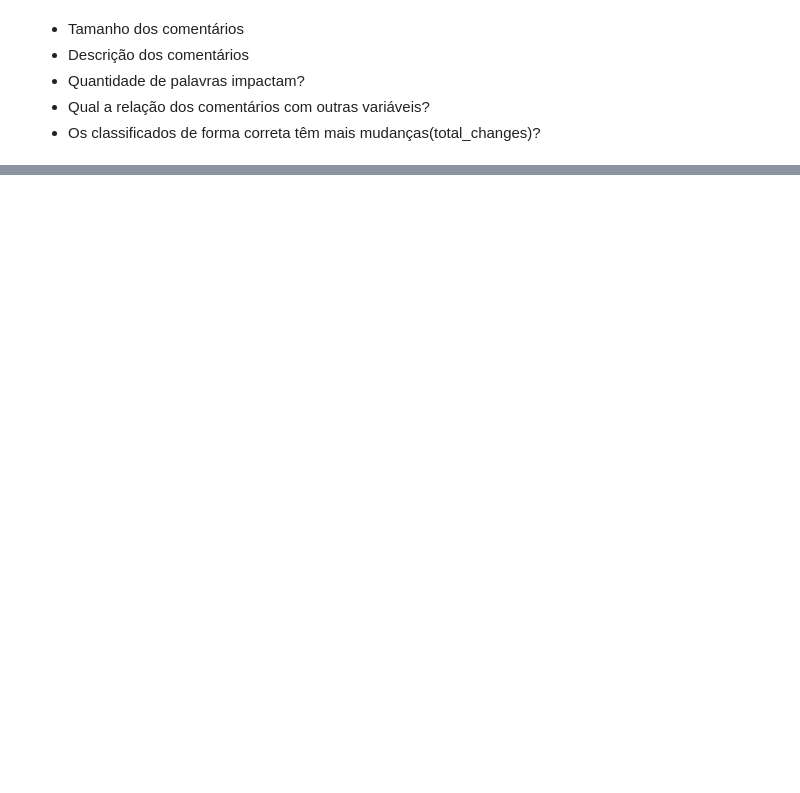
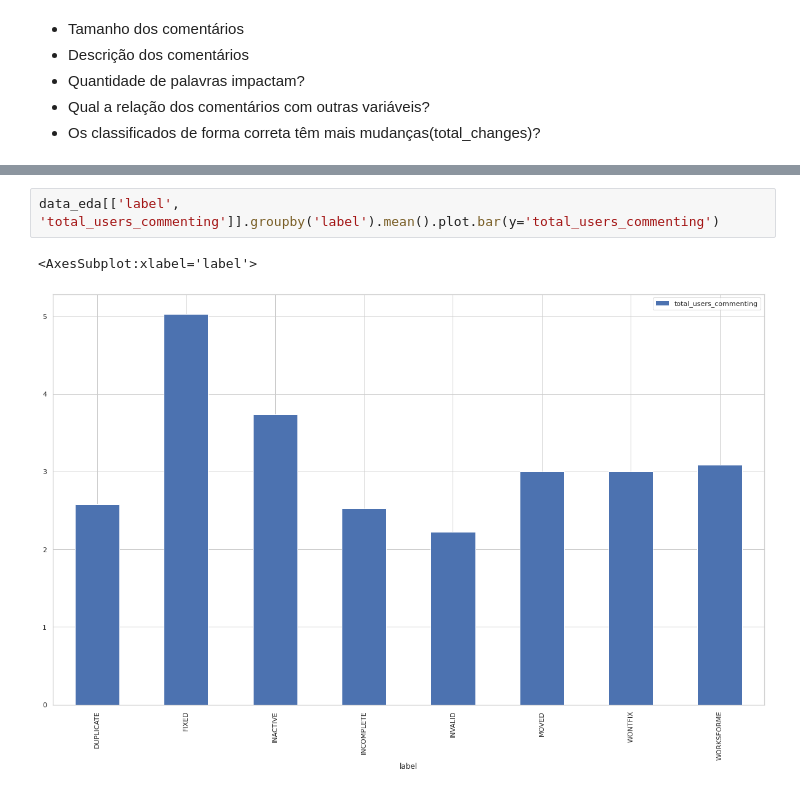
Before and after one commit to manoelf/master-research-bugreport, a Jupyter notebook: notebook/bug-report-investigatin-bugzilla.ipynb, the cells around one changed output, grey strips where cells are left out. Drawn from its saved outputs; the diff is of its cells as text; blank space fills up the shorter version.

Commit message:
add visualization

```diff
--- a/notebook/bug-report-investigatin-bugzilla.ipynb
+++ b/notebook/bug-report-investigatin-bugzilla.ipynb
@@ -549,0 +565,5 @@ data_eda[(data_eda['label'] == 'INCOMPLETE')][(data_eda["label"] == data_eda["pr
+# %%
+data_eda[['label', 'total_users_commenting']].groupby('label').mean().plot.bar(y='total_users_commenting')
+# %% [output]
+<AxesSubplot:xlabel='label'>
+[figure, added]
```
Also changed, not shown: parts of 13 cells of this notebook.
